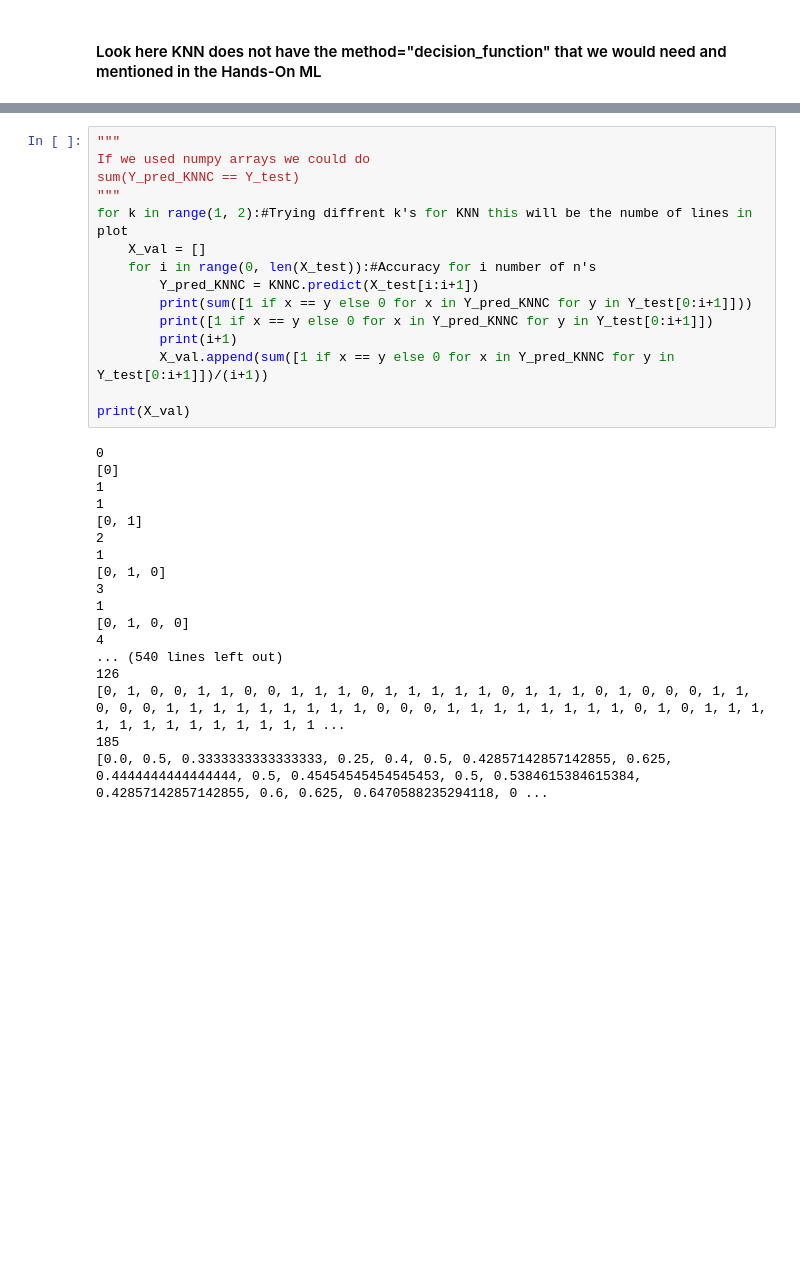
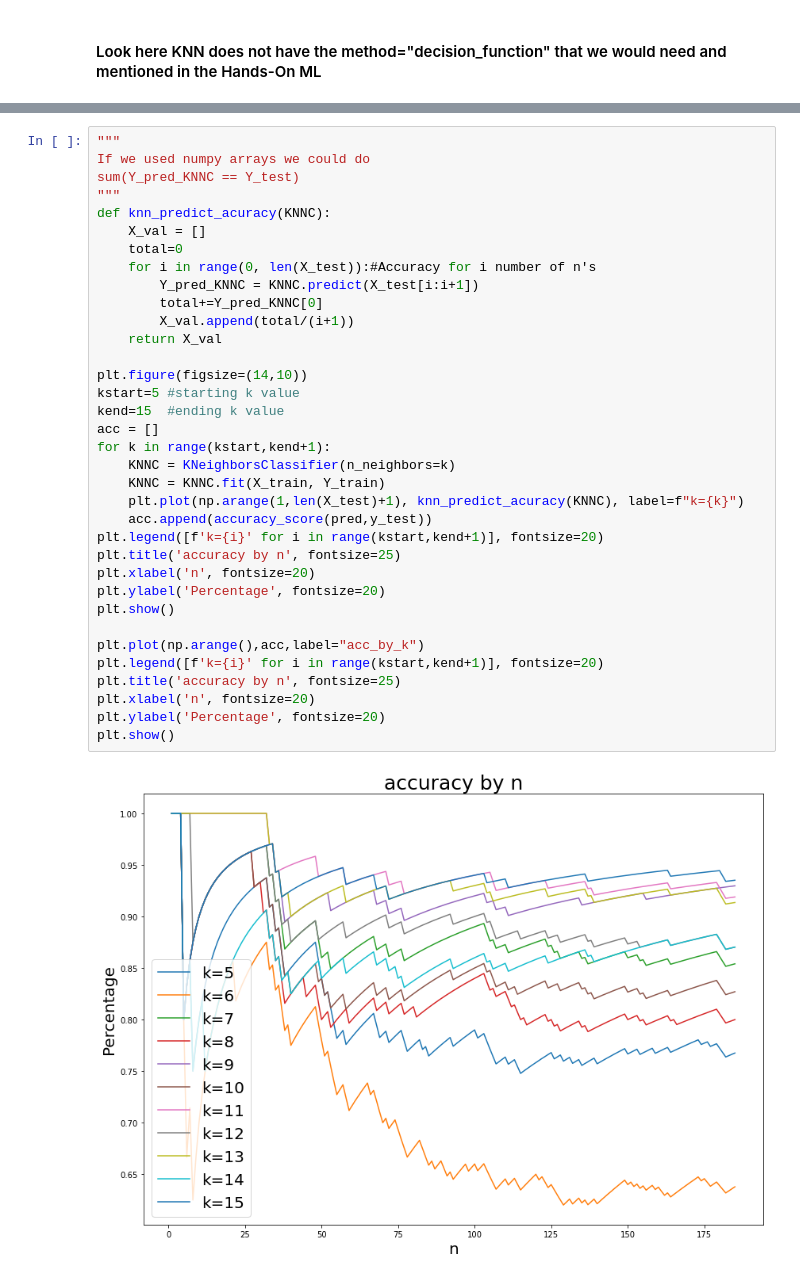
Before and after one commit to dawsboss/DSCI470, a Jupyter notebook: Proj2/Proj2.ipynb, the cells around one changed output, grey strips where cells are left out. Saved outputs shown, nothing was run; the diff lists cells and outputs as text; blank space fills up the shorter version.

Commit message:
KNN trying diffrent k's

```diff
--- a/Proj2/Proj2.ipynb
+++ b/Proj2/Proj2.ipynb
@@ -518,33 +513,37 @@ plot_precision_recall_vs_threshold(precisions, recalls, thresholds)
-# %%
-"""
-If we used numpy arrays we could do
-sum(Y_pred_KNNC == Y_test)
-"""
-for k in range(1, 2):#Trying diffrent k's for KNN this will be the numbe of lines in plot
-    X_val = []
-    for i in range(0, len(X_test)):#Accuracy for i number of n's
-        Y_pred_KNNC = KNNC.predict(X_test[i:i+1])
-        print(sum([1 if x == y else 0 for x in Y_pred_KNNC for y in Y_test[0:i+1]]))
-        print([1 if x == y else 0 for x in Y_pred_KNNC for y in Y_test[0:i+1]])
-        print(i+1)
-        X_val.append(sum([1 if x == y else 0 for x in Y_pred_KNNC for y in Y_test[0:i+1]])/(i+1))
-
-print(X_val)
-# %% [output]
-0
-[0]
-1
-1
-[0, 1]
-2
-1
-[0, 1, 0]
-3
-1
-[0, 1, 0, 0]
-4
-... (540 lines left out)
-126
-[0, 1, 0, 0, 1, 1, 0, 0, 1, 1, 1, 0, 1, 1, 1, 1, 1, 0, 1, 1, 1, 0, 1, 0, 0, 0, 1, 1, 0, 0, 0, 1, 1, 1, 1, 1, 1, 1, 1, 1, 0, 0, 0, 1, 1, 1, 1, 1, 1, 1, 1, 0, 1, 0, 1, 1, 1, 1, 1, 1, 1, 1, 1, 1, 1, 1, 1 ...
-185
-[0.0, 0.5, 0.3333333333333333, 0.25, 0.4, 0.5, 0.42857142857142855, 0.625, 0.4444444444444444, 0.5, 0.45454545454545453, 0.5, 0.5384615384615384, 0.42857142857142855, 0.6, 0.625, 0.6470588235294118, 0 ...
+# %%
+"""
+If we used numpy arrays we could do
+sum(Y_pred_KNNC == Y_test)
+"""
+def knn_predict_acuracy(KNNC):
+    X_val = []
+    total=0
+    for i in range(0, len(X_test)):#Accuracy for i number of n's
+        Y_pred_KNNC = KNNC.predict(X_test[i:i+1])
+        total+=Y_pred_KNNC[0]
+        X_val.append(total/(i+1))
+    return X_val
+
+plt.figure(figsize=(14,10))
+kstart=5 #starting k value
+kend=15  #ending k value
+acc = []
+for k in range(kstart,kend+1):
+    KNNC = KNeighborsClassifier(n_neighbors=k)
+    KNNC = KNNC.fit(X_train, Y_train)
+    plt.plot(np.arange(1,len(X_test)+1), knn_predict_acuracy(KNNC), label=f"k={k}")
+    acc.append(accuracy_score(pred,y_test))
+plt.legend([f'k={i}' for i in range(kstart,kend+1)], fontsize=20)
+plt.title('accuracy by n', fontsize=25)
+plt.xlabel('n', fontsize=20)
+plt.ylabel('Percentage', fontsize=20)
+plt.show()
+
+plt.plot(np.arange(),acc,label="acc_by_k")
+plt.legend([f'k={i}' for i in range(kstart,kend+1)], fontsize=20)
+plt.title('accuracy by n', fontsize=25)
+plt.xlabel('n', fontsize=20)
+plt.ylabel('Percentage', fontsize=20)
+plt.show()
+# %% [output]
+[figure, added]
```
Also changed, not shown: parts of 5 cells of this notebook.
